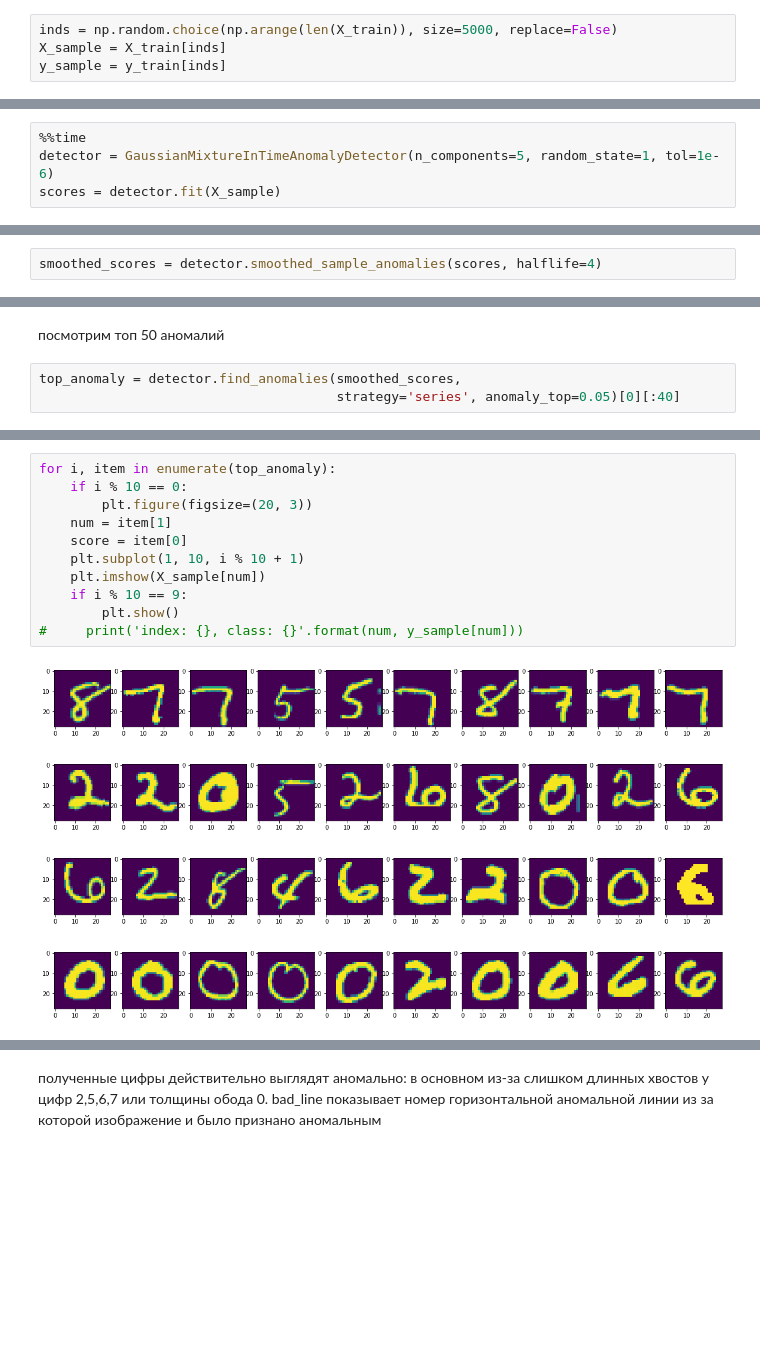
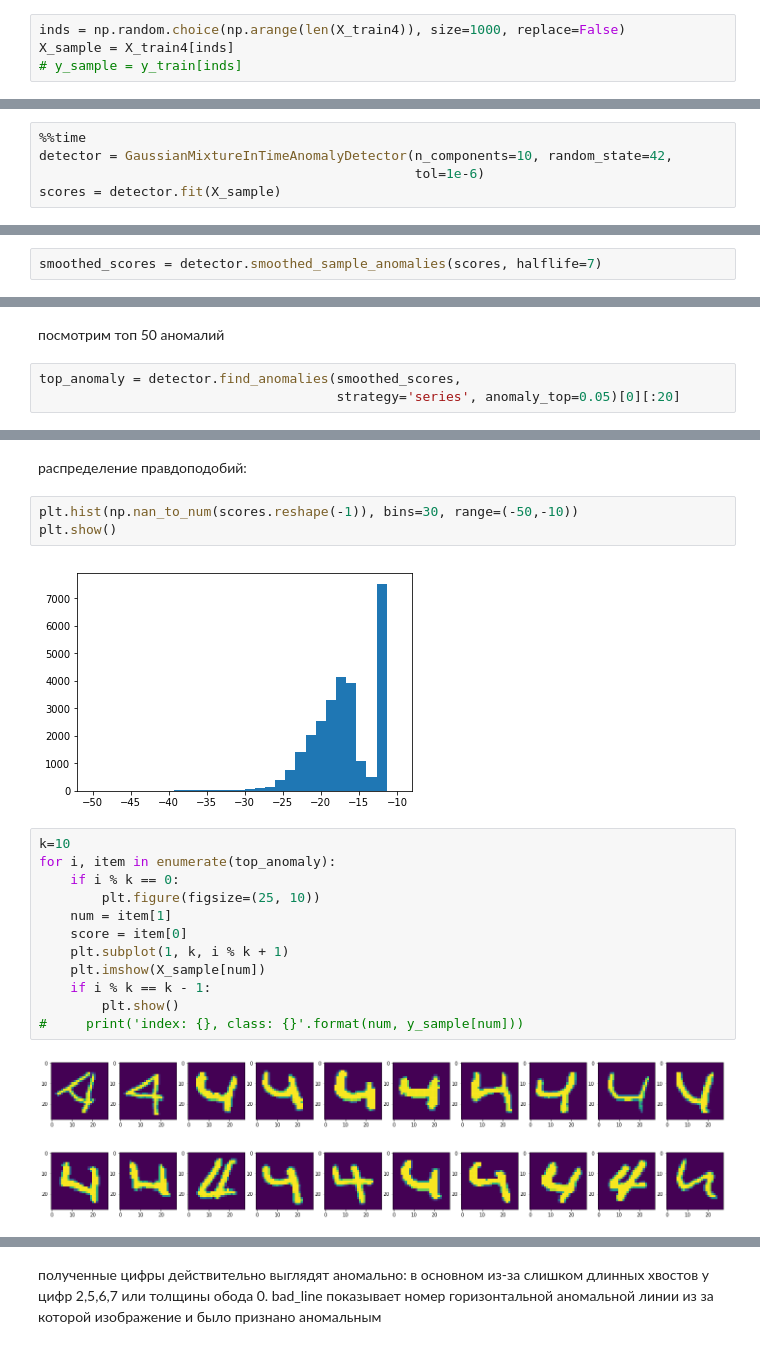
Before and after one commit to sergmiller/FlightAnomaliesDetection, a Jupyter notebook: gaussian_mixture_anomaly_detection_usage.ipynb, the cells around one changed output, grey strips where cells are left out. Saved outputs shown, nothing was run; the diff lists cells and outputs as text; blank space fills up the shorter version.

```diff
--- a/gaussian_mixture_anomaly_detection_usage.ipynb
+++ b/gaussian_mixture_anomaly_detection_usage.ipynb
@@ -181,9 +183,9 @@ X_train.shape
 # %% [markdown]
 выберем небольшой сэмпл
 # %%
-inds = np.random.choice(np.arange(len(X_train)), size=5000, replace=False)
-X_sample = X_train[inds]
-y_sample = y_train[inds]
+inds = np.random.choice(np.arange(len(X_train4)), size=1000, replace=False)
+X_sample = X_train4[inds]
+# y_sample = y_train[inds]
 # %% [markdown]
 будем считать как время вертикальную ось и искать аномалии вдоль горизонтальных линий изображений. То есть пространство для поиска аномалий бинарные вектора длины 28
 
@@ -191,6 +193,7 @@ y_sample = y_train[inds]
 # %%
 %%time
-detector = GaussianMixtureInTimeAnomalyDetector(n_components=5, random_state=1, tol=1e-6)
+detector = GaussianMixtureInTimeAnomalyDetector(n_components=10, random_state=42,
+                                                tol=1e-6)
 scores = detector.fit(X_sample)
 # %% [output]
 Start probabilities memorization
@@ -201,9 +204,9 @@ Wall time: 42 s
 # %%
-smoothed_scores = detector.smoothed_sample_anomalies(scores, halflife=4)
+smoothed_scores = detector.smoothed_sample_anomalies(scores, halflife=7)
 # %% [output]
   return np.array([np.array(pd.ewma(series, halflife)).reshape(-1) for series in frames])
 # %% [markdown]
 посмотрим топ 50 аномалий
 # %%
 top_anomaly = detector.find_anomalies(smoothed_scores,
-                                      strategy='series', anomaly_top=0.05)[0][:40]
+                                      strategy='series', anomaly_top=0.05)[0][:20]
@@ -210,16 +244,22 @@ top_anomaly = detector.find_anomalies(smoothed_scores,
+# %% [markdown]
+распределение правдоподобий:
+# %%
+plt.hist(np.nan_to_num(scores.reshape(-1)), bins=30, range=(-50,-10))
+plt.show()
+# %% [output]
+[figure, added]
 # %%
+k=10
 for i, item in enumerate(top_anomaly):
-    if i % 10 == 0:
-        plt.figure(figsize=(20, 3))
+    if i % k == 0:
+        plt.figure(figsize=(25, 10))
     num = item[1]
     score = item[0]
-    plt.subplot(1, 10, i % 10 + 1)
+    plt.subplot(1, k, i % k + 1)
     plt.imshow(X_sample[num])
-    if i % 10 == 9:
+    if i % k == k - 1:
         plt.show()
 #     print('index: {}, class: {}'.format(num, y_sample[num]))
 # %% [output]
-[figure, old version]
+[figure, new version]
-[figure, old version]
+[figure, new version]
-[figure, removed]
-[figure, removed]
```
Also changed, not shown: parts of 20 cells of this notebook, 8 other files.
